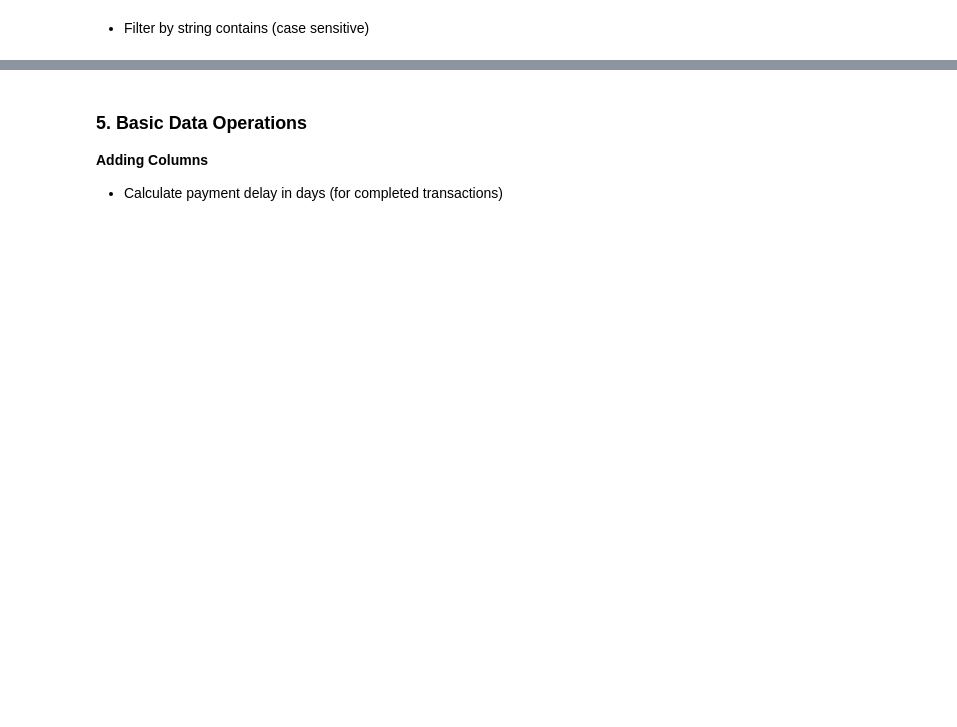
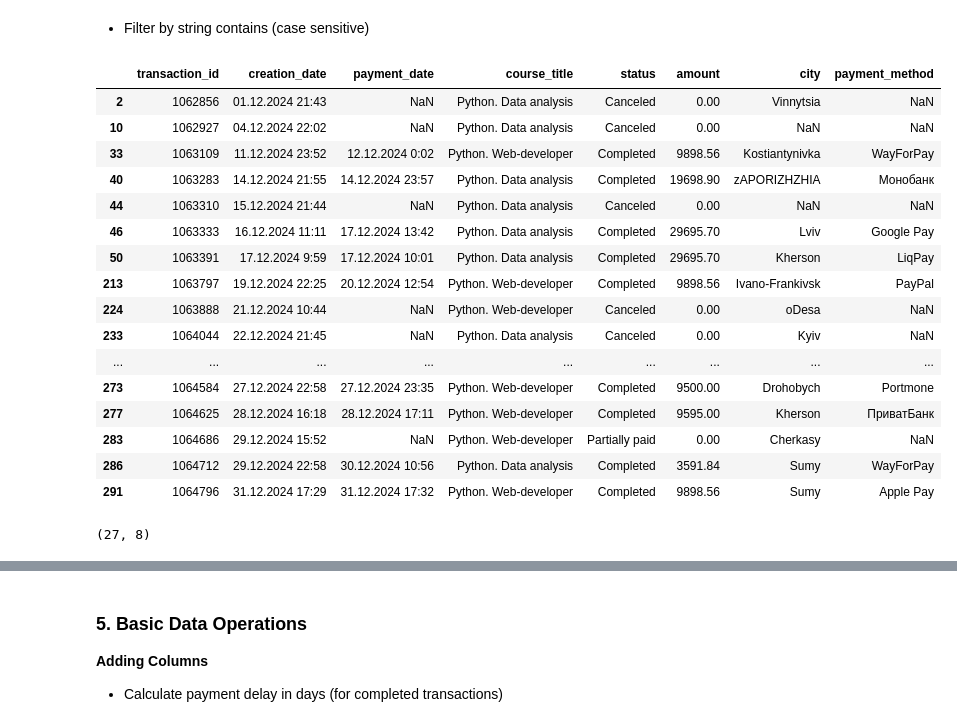
Before and after one commit to cpython-projects/da_vn, a Jupyter notebook: session_03_practice_clean.ipynb, the cells around one changed output, grey strips where cells are left out. Cells and saved outputs as stored; diff of their text form; code cells hidden in the pictures; blank space fills up the shorter version.

```diff
--- a/session_03_practice_clean.ipynb
+++ b/session_03_practice_clean.ipynb
@@ -46,5 +119,16 @@ Understanding your data is the first critical step in any analysis
 - Consistency (standard naming conventions)
 - Readability (clear, descriptive names)
 - Ease of use (avoid spaces/special characters in names)
+# %%
+df = df.rename(columns={
+    'Number ': 'transaction_id',
+    'Creation Date': 'creation_date',
+    'Date when pay': 'payment_date',
+    'Title': 'course_title',
+    'Status  ': 'status',
+    'Money amount  ': 'amount',
+    'City': 'city',
+    'Payment System': 'payment_method'
+})
 # %% [markdown]
 **Verify the changes**
@@ -70,2 +292,28 @@ Understanding your data is the first critical step in any analysis
 # %% [markdown]
 - Filter by string contains (case sensitive)
+# %%
+python_courses = df[df['course_title'].str.contains('Python')]
+# %%
+python_courses
+# %% [output]
+|  | transaction_id | creation_date | payment_date | course_title | status | amount | city | payment_method |
+| 2 | 1062856 | 01.12.2024 21:43 | NaN | Python. Data analysis | Canceled | 0.00 | Vinnytsia | NaN |
+| 10 | 1062927 | 04.12.2024 22:02 | NaN | Python. Data analysis | Canceled | 0.00 | NaN | NaN |
+| 33 | 1063109 | 11.12.2024 23:52 | 12.12.2024 0:02 | Python. Web-developer | Completed | 9898.56 | Kostiantynivka | WayForPay |
+| 40 | 1063283 | 14.12.2024 21:55 | 14.12.2024 23:57 | Python. Data analysis | Completed | 19698.90 | zAPORIZHZHIA | Монобанк |
+| 44 | 1063310 | 15.12.2024 21:44 | NaN | Python. Data analysis | Canceled | 0.00 | NaN | NaN |
+| 46 | 1063333 | 16.12.2024 11:11 | 17.12.2024 13:42 | Python. Data analysis | Completed | 29695.70 | Lviv | Google Pay |
+| 50 | 1063391 | 17.12.2024 9:59 | 17.12.2024 10:01 | Python. Data analysis | Completed | 29695.70 | Kherson | LiqPay |
+| 213 | 1063797 | 19.12.2024 22:25 | 20.12.2024 12:54 | Python. Web-developer | Completed | 9898.56 | Ivano-Frankivsk | PayPal |
+| 224 | 1063888 | 21.12.2024 10:44 | NaN | Python. Web-developer | Canceled | 0.00 | oDesa | NaN |
+| 233 | 1064044 | 22.12.2024 21:45 | NaN | Python. Data analysis | Canceled | 0.00 | Kyiv | NaN |
+| ... | ... | ... | ... | ... | ... | ... | ... | ... |
+| 273 | 1064584 | 27.12.2024 22:58 | 27.12.2024 23:35 | Python. Web-developer | Completed | 9500.00 | Drohobych | Portmone |
+| 277 | 1064625 | 28.12.2024 16:18 | 28.12.2024 17:11 | Python. Web-developer | Completed | 9595.00 | Kherson | ПриватБанк |
+| 283 | 1064686 | 29.12.2024 15:52 | NaN | Python. Web-developer | Partially paid | 0.00 | Cherkasy | NaN |
+| 286 | 1064712 | 29.12.2024 22:58 | 30.12.2024 10:56 | Python. Data analysis | Completed | 3591.84 | Sumy | WayForPay |
+| 291 | 1064796 | 31.12.2024 17:29 | 31.12.2024 17:32 | Python. Web-developer | Completed | 9898.56 | Sumy | Apple Pay |
+# %%
+python_courses.shape
+# %% [output]
+(27, 8)
```
Also changed, not shown: parts of 29 cells of this notebook.
